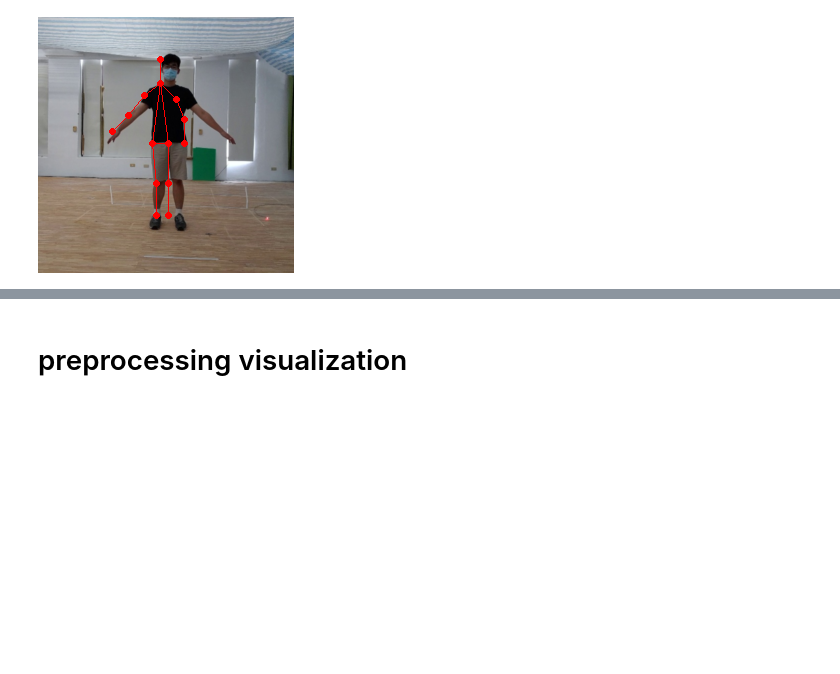
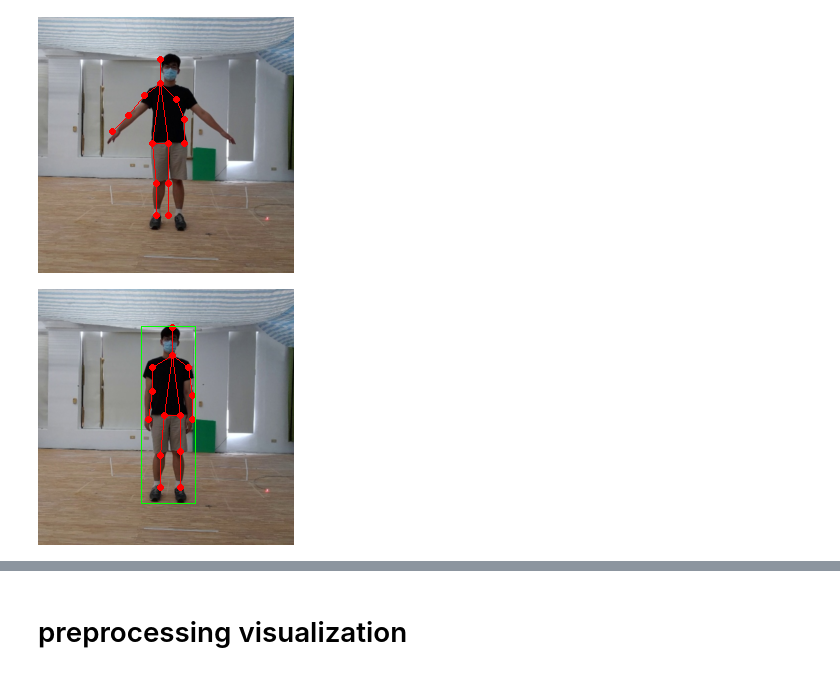
Before and after one commit to LspongebobJH/HuPR-A-Benchmark-for-Human-Pose-Estimation-Using-Millimeter-Wave-Radar, a Jupyter notebook: notebooks/test_input.ipynb, the cells around one changed output, grey strips where cells are left out. Drawn from its saved outputs; the diff is of its cells as text; code cells hidden in the pictures; blank space fills up the shorter version.

```diff
--- a/notebooks/test_input.ipynb
+++ b/notebooks/test_input.ipynb
@@ -145,3 +145,10 @@ Image.open(vis_path.format(which='15', frame=190)).convert('RGB')
 Image.open(vis_path.format(which='15', frame=200)).convert('RGB')
 # %% [output]
 [figure]
+# %%
+img_path = "/home/ubuntu/hupr/visualization/single_{which}/{frame:09d}.png"
+img_gt_path = "/home/ubuntu/hupr/visualization/single_{which}/{frame:09d}_gt.png"
+# %%
+Image.open(img_path.format(which='15', frame=0)).convert('RGB')
+# %% [output]
+[figure, added]
```
Also changed, not shown: parts of 17 cells of this notebook, 10 other files.
